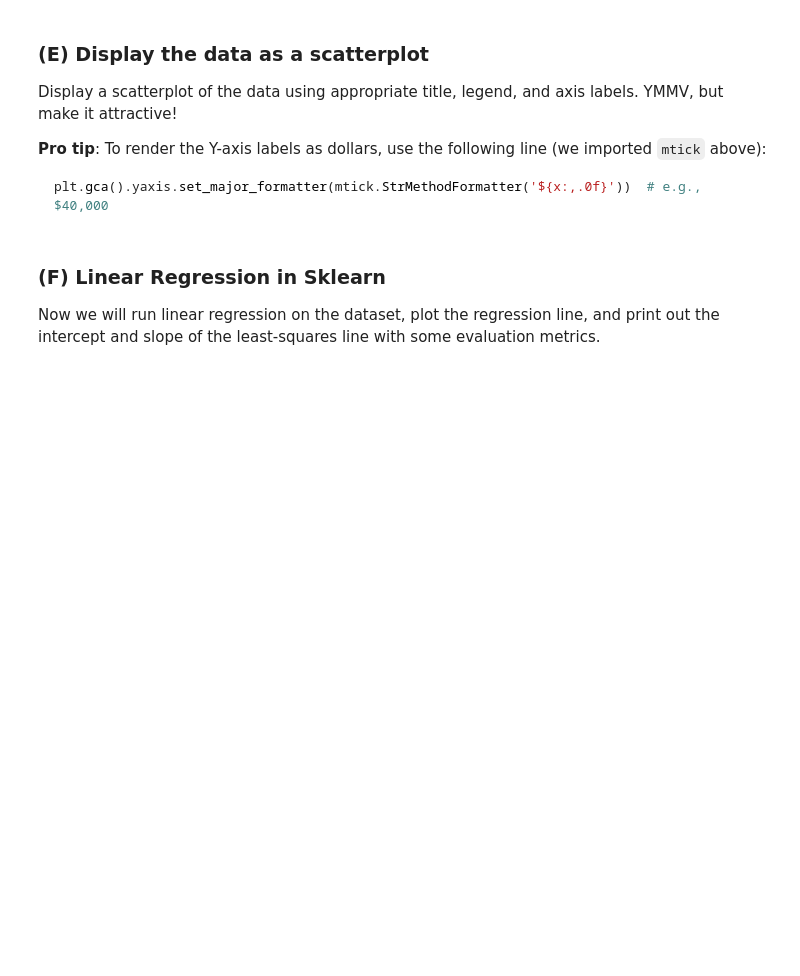
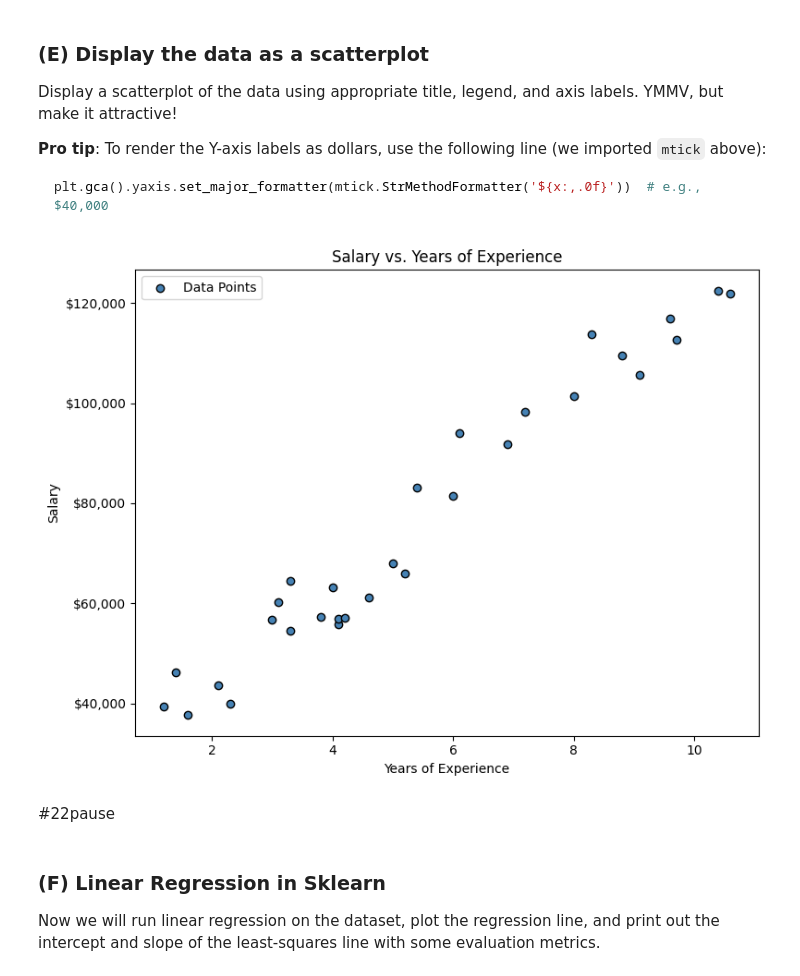
Before and after one commit to DocBursaw/Module-3-Assignments, a Jupyter notebook: Homework_01.ipynb, the cells around one changed output. Saved outputs shown, nothing was run; the diff lists cells and outputs as text; code cells hidden in the pictures; blank space fills up the shorter version.

````diff
--- a/Homework_01.ipynb
+++ b/Homework_01.ipynb
@@ -193,7 +205,11 @@ There seems to be a problem, namely an extra column that is completely unnecesss
 # %%
 # Your code here (not graded)
 
+salary_data_raw.columns
+salary_data = salary_data_raw.drop(columns=["Unnamed: 0"])
 
-feature_names = ...
+feature_names = list(salary_data.columns)
 print(f'Features: {feature_names}')
+
+a3 = salary_data.shape
 # %% [output]
@@ -224,7 +240,12 @@ Confirm by setting the variable `a4` to the shape of `X`.  (You should probably
 # %%
 # Your code here
 
-a4 = 0,0                  # replace 0,0 with an expression returning the shape of X
+X = salary_data.drop(columns=[salary_data.columns[1]]).to_numpy()
+y = salary_data[salary_data.columns[1]].to_numpy()
+a4 = X.shape
+
+
+a4 = X.shape # replace 0,0 with an expression returning the shape of X
 # %%
 # Graded Answer
 # DO NOT change this cell in any way
@@ -244,6 +265,25 @@ plt.gca().yaxis.set_major_formatter(mtick.StrMethodFormatter('${x:,.0f}'))  # e.
 ```
 # %%
 # Your code here (not graded)
+
+
+plt.figure(figsize=(8, 6))
+
+plt.scatter(X, y, color='steelblue', edgecolor='black', label='Data Points')
+
+plt.title('Salary vs. Years of Experience')
+plt.xlabel('Years of Experience')
+plt.ylabel('Salary')
+
+plt.gca().yaxis.set_major_formatter(mtick.StrMethodFormatter('${x:,.0f}'))
+
+plt.legend()
+plt.tight_layout()
+plt.show()
+# %% [output]
+[figure, added]
+# %% [markdown]
+#22pause
 # %% [markdown]
  ### (F) Linear Regression in Sklearn
 
````
Also changed, not shown: parts of 14 cells of this notebook.
